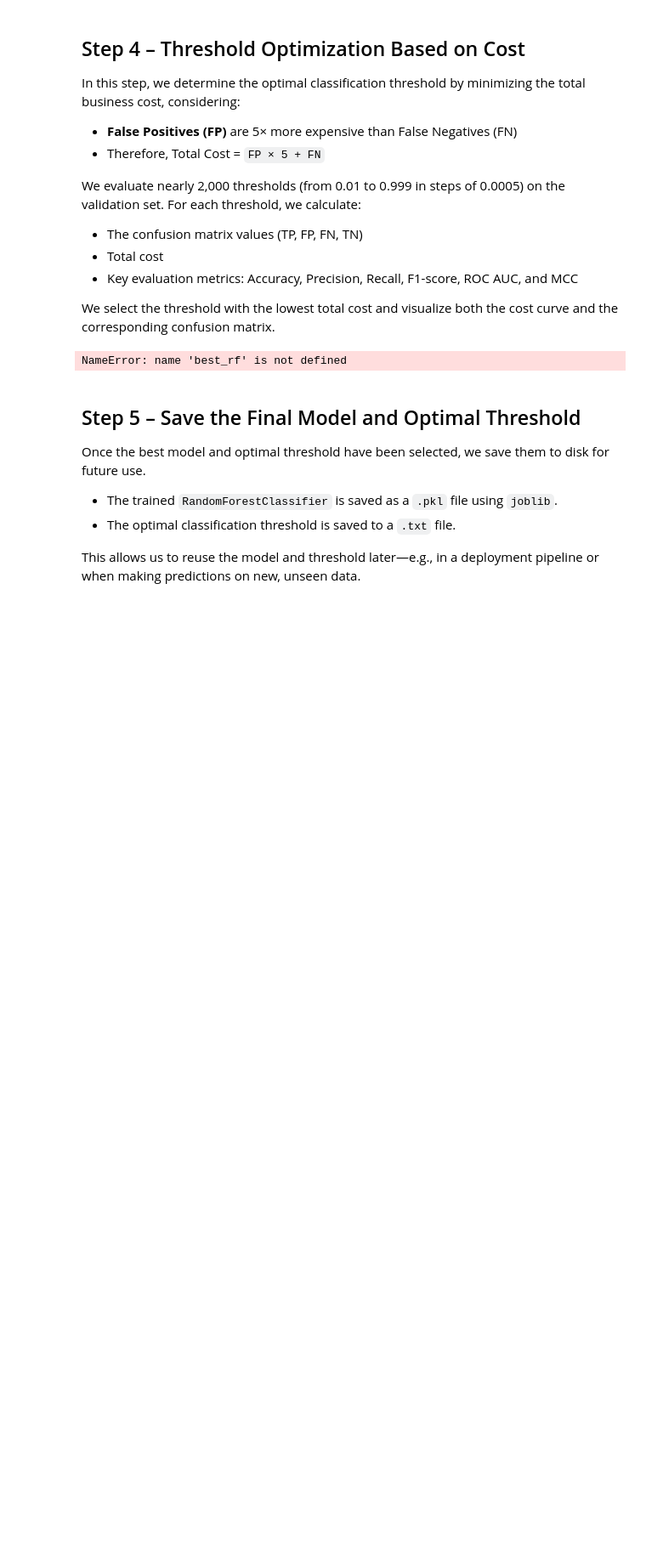
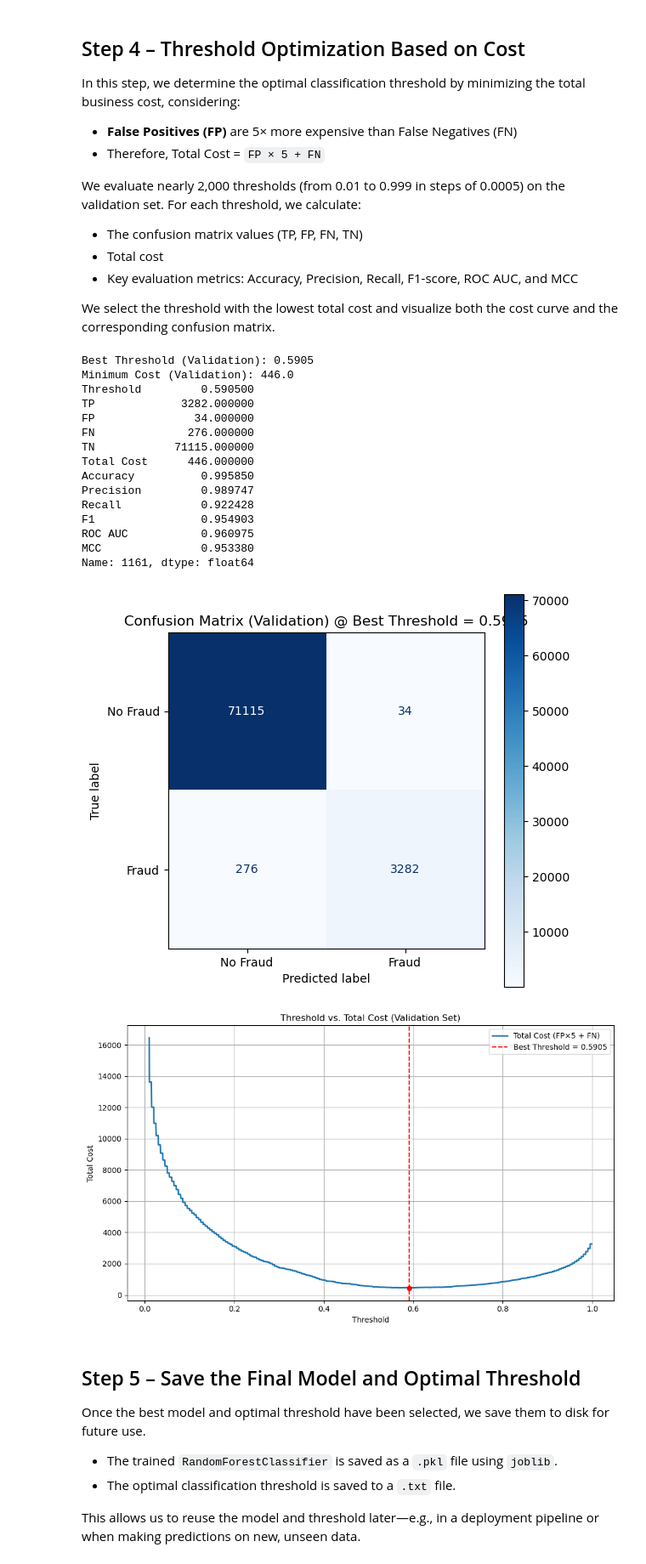
Before and after one commit to ryan1480/Analytics_Project, a Jupyter notebook: Code/Random_Forest (1).ipynb, the cells around one changed output. Shown at 85% size. Drawn from its saved outputs; the diff is of its cells as text; code cells hidden in the pictures; blank space fills up the shorter version.

```diff
--- a/Code/Random_Forest (1).ipynb
+++ b/Code/Random_Forest (1).ipynb
@@ -128,7 +128,7 @@ random_search = RandomizedSearchCV(
     param_distributions=param_dist,
     n_iter=30,
     cv=5,
-    scoring='f1',           # optimize for F1-score
+    scoring='average_precision',
     verbose=1,
     random_state=42,
     n_jobs=-1
@@ -196,36 +197,52 @@ results = [evaluate_threshold(y_val, y_val_proba, t) for t in thresholds]
 results_df = pd.DataFrame(results)
 
 # Find the threshold with the lowest cost
 best_result = results_df.loc[results_df['Total Cost'].idxmin()]
 best_threshold = best_result['Threshold']
 print("Best Threshold (Validation):", best_threshold)
 print("Minimum Cost (Validation):", best_result['Total Cost'])
 print(best_result)
 
 # Confusion matrix at best threshold
 y_val_pred_best = (y_val_proba >= best_threshold).astype(int)
 cm = confusion_matrix(y_val, y_val_pred_best)
 disp = ConfusionMatrixDisplay(confusion_matrix=cm, display_labels=["No Fraud", "Fraud"])
 plt.figure(figsize=(6, 6))
 disp.plot(cmap="Blues", values_format='d', ax=plt.gca())
-plt.title(f"Confusion Matrix (Validation) @ Best Threshold = {best_threshold:.2f}")
+plt.title(f"Confusion Matrix (Validation) @ Best Threshold = {best_threshold:.4f}")
 plt.grid(False)
 plt.show()
 
 # Plot threshold vs total cost
 plt.figure(figsize=(10, 6))
 plt.plot(results_df['Threshold'], results_df['Total Cost'], linewidth=2, label='Total Cost (FP×5 + FN)')
-plt.axvline(x=best_threshold, color='red', linestyle='--', label=f'Best Threshold = {best_threshold:.3f}')
+plt.axvline(x=best_threshold, color='red', linestyle='--', label=f'Best Threshold = {best_threshold:.4f}')
 plt.scatter(best_threshold, best_result['Total Cost'], color='red', zorder=5)
 plt.xlabel("Threshold")
 plt.ylabel("Total Cost")
 plt.title("Threshold vs. Total Cost (Validation Set)")
 plt.grid(True)
 plt.legend()
 plt.tight_layout()
 plt.show()
 # %% [output]
-NameError: name 'best_rf' is not defined
+Best Threshold (Validation): 0.5905
+Minimum Cost (Validation): 446.0
+Threshold         0.590500
+TP             3282.000000
+FP               34.000000
+FN              276.000000
+TN            71115.000000
+Total Cost      446.000000
+Accuracy          0.995850
+Precision         0.989747
+Recall            0.922428
+F1                0.954903
+ROC AUC           0.960975
+MCC               0.953380
+Name: 1161, dtype: float64
+[figure, added]
+[figure, added]
 # %% [markdown]
 ## Step 5 – Save the Final Model and Optimal Threshold
 
```
Also changed, not shown: parts of 3 cells of this notebook, 1 other file.
